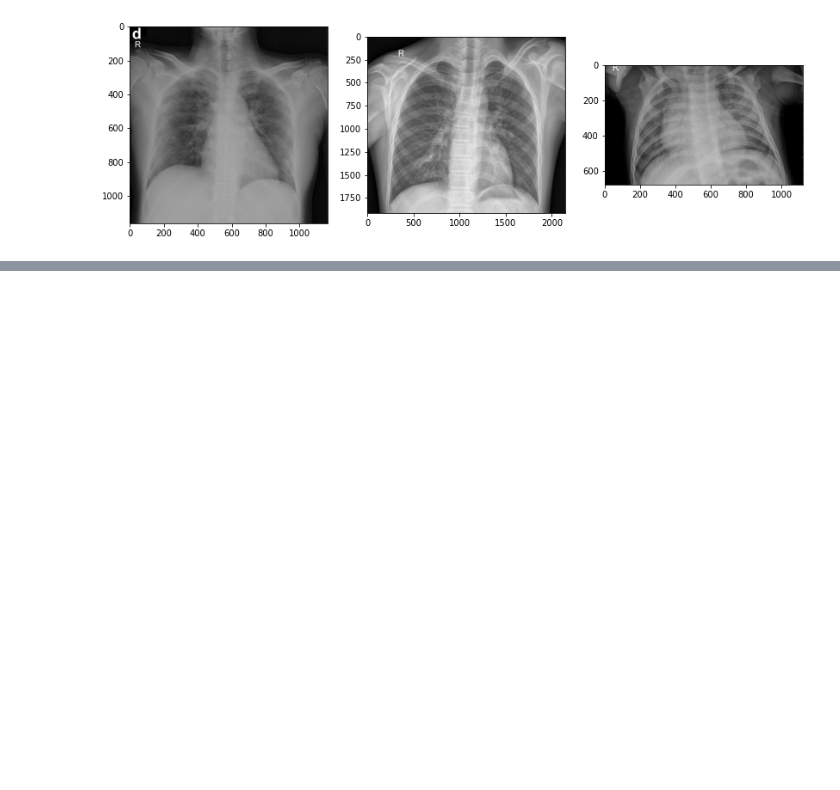
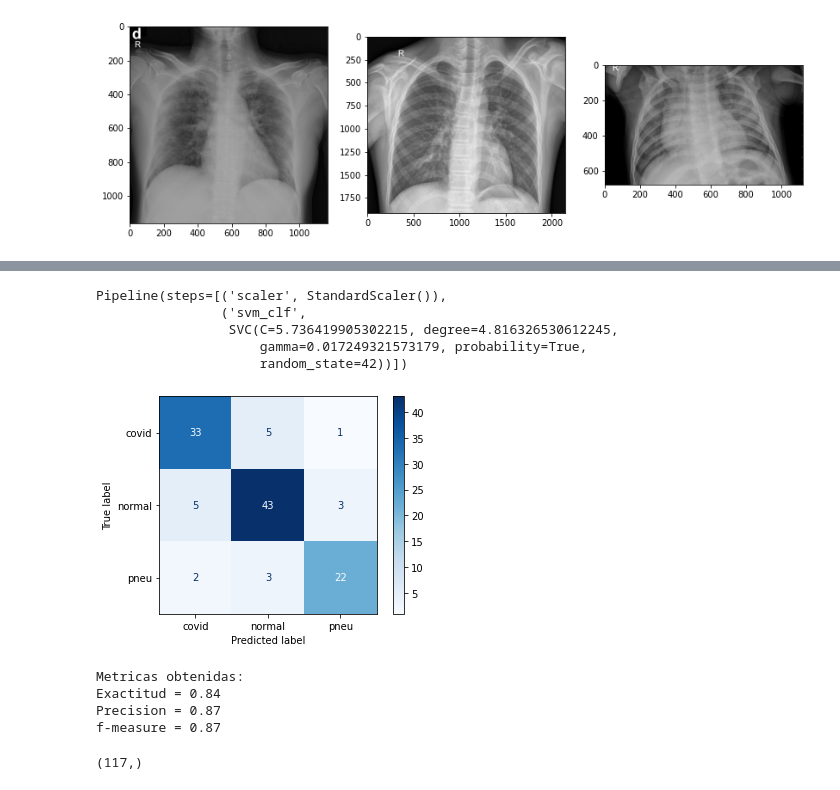
Before and after one commit to prietocanalejom/Aprendizaje_Maquina, a Jupyter notebook: TP4/TP4_Ej2.ipynb, the cells around one changed output, grey strips where cells are left out. Saved outputs shown, nothing was run; the diff lists cells and outputs as text; code cells hidden in the pictures; blank space fills up the shorter version.

```diff
--- a/TP4/TP4_Ej2.ipynb
+++ b/TP4/TP4_Ej2.ipynb
@@ -43,0 +483,62 @@ plt.imshow(img_pneumonia,cmap='gray')
+# %%
+svm_clf = Pipeline([
+        ("scaler", pp.StandardScaler()),
+        ("svm_clf", svm.SVC(random_state=42, probability=True))
+    ])
+
+
+param_distributions = {
+                       "svm_clf__kernel": ['poly', 'rbf'],
+                       'svm_clf__degree': np.linspace(2, 5),
+                       "svm_clf__gamma": reciprocal(0.001, 0.1),
+                       "svm_clf__C": uniform(3, 6)
+                      }
+rnd_search_cv = RandomizedSearchCV(svm_clf, param_distributions, n_iter=10, cv=4, scoring='accuracy', random_state=42)
+rnd_search_cv.fit(X_train_reduced, y_train)
+mejor_clf_svm = rnd_search_cv.best_estimator_
+mejor_clf_svm
+# %% [output]
+Pipeline(steps=[('scaler', StandardScaler()),
+                ('svm_clf',
+                 SVC(C=5.736419905302215, degree=4.816326530612245,
+                     gamma=0.017249321573179, probability=True,
+                     random_state=42))])
+# %%
+y_pred_svm = mejor_clf_svm.predict(X_test_reduced)
+
+class_names = ['covid', 'normal', 'pneu']
+disp = plot_confusion_matrix(mejor_clf_svm, X_test_reduced, y_test,
+                                 cmap=plt.cm.Blues,
+                                 normalize=None, display_labels=class_names)
+
+plt.show()
+
+
+
+cm = confusion_matrix( y_test, y_pred_svm)
+
+tp = cm[0,0]
+tn = cm[1,1]
+fp = cm[0,1]
+fn = cm[1,0]
+
+total = tp + tn + fp + fn
+
+exactitud = metrics.accuracy_score(y_test, y_pred_svm)
+precision = tp / (tp + fp)
+recall = tp / (tp + fn)
+f_measure = (2*precision*recall) / (precision + recall)
+
+print( "Metricas obtenidas: \nExactitud = %.2f" % exactitud )
+print( "Precision = %.2f" % precision)
+print("f-measure = %.2f"  % f_measure )
+# %% [output]
+[figure, added]
+Metricas obtenidas:
+Exactitud = 0.84
+Precision = 0.87
+f-measure = 0.87
+# %%
+print(y_pred_rf.shape)
+# %% [output]
+(117,)
```
Also changed, not shown: parts of 29 cells of this notebook.
